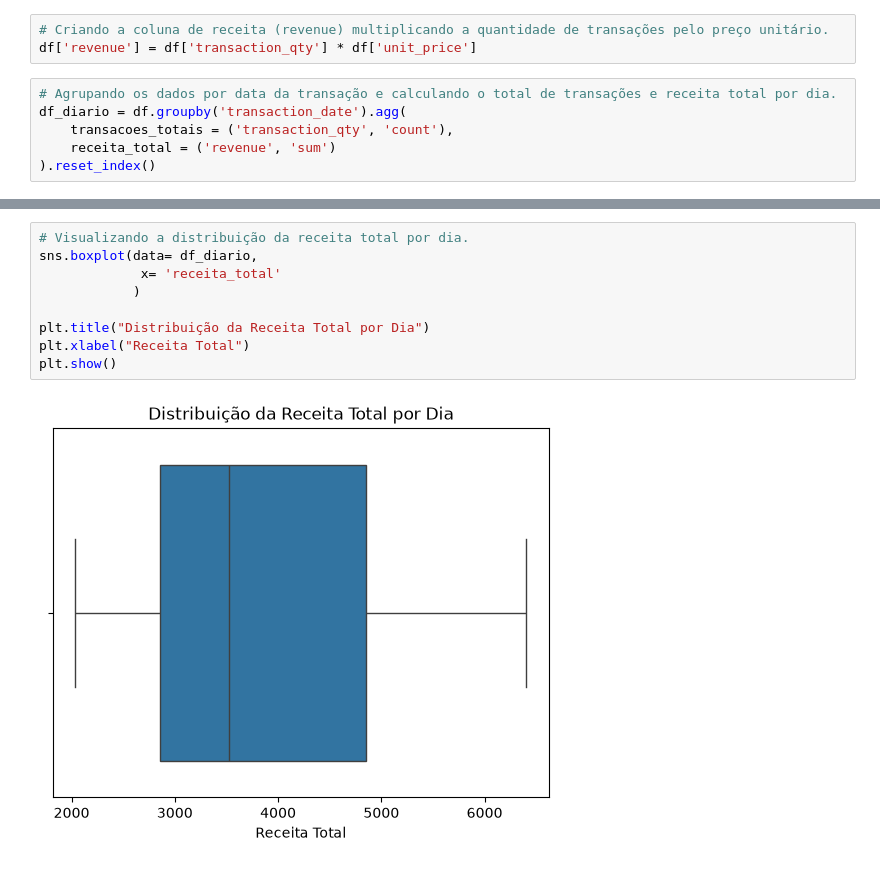
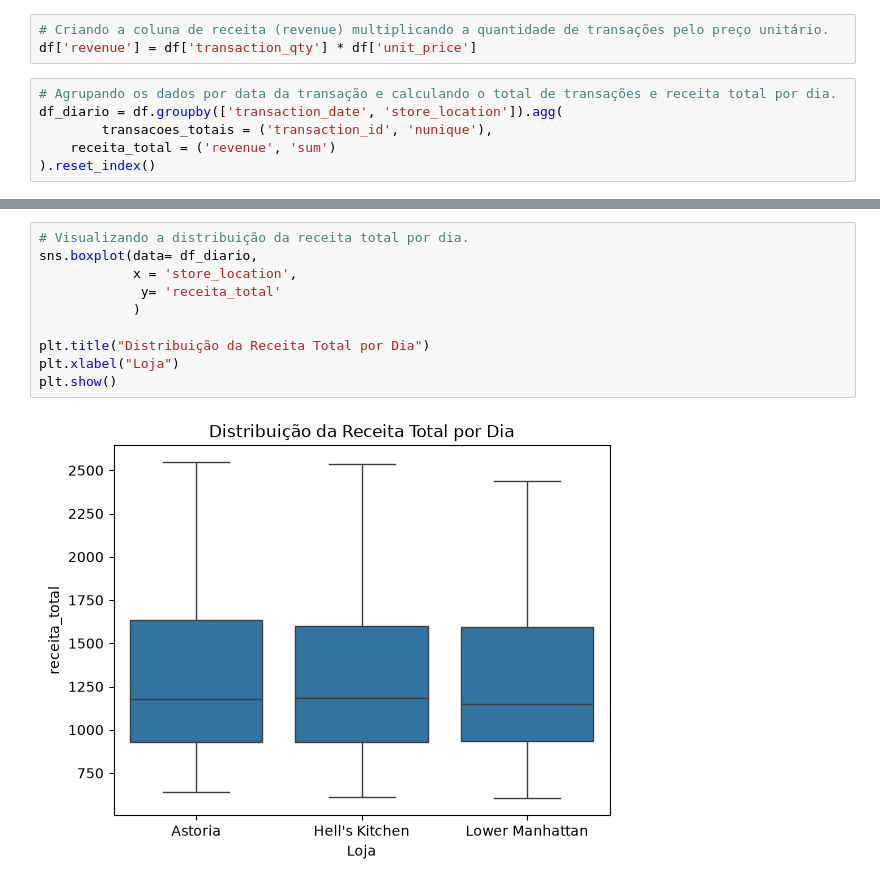
Before and after one commit to Glaucord/predicao_vendas_cafeteria, a Jupyter notebook: predicao_vendas_cafeteria.ipynb, the cells around one changed output, grey strips where cells are left out. Cells and saved outputs as stored; diff of their text form.

```diff
--- a/predicao_vendas_cafeteria.ipynb
+++ b/predicao_vendas_cafeteria.ipynb
@@ -85,8 +85,8 @@ Estatísticas descritivas do dataset:
 df['revenue'] = df['transaction_qty'] * df['unit_price']
 # %%
 # Agrupando os dados por data da transação e calculando o total de transações e receita total por dia.
-df_diario = df.groupby('transaction_date').agg(
-    transacoes_totais = ('transaction_qty', 'count'),
+df_diario = df.groupby(['transaction_date', 'store_location']).agg(
+        transacoes_totais = ('transaction_id', 'nunique'),
     receita_total = ('revenue', 'sum')
 ).reset_index()
 # %%
@@ -132,11 +148,12 @@ plt.show()
 # %%
 # Visualizando a distribuição da receita total por dia.
 sns.boxplot(data= df_diario,
-             x= 'receita_total'
+            x = 'store_location',
+             y= 'receita_total'
             )
 
 plt.title("Distribuição da Receita Total por Dia")
-plt.xlabel("Receita Total")
+plt.xlabel("Loja")
 plt.show()
 # %% [output]
-[figure, old version]
+[figure, new version]
```
Also changed, not shown: parts of 5 cells of this notebook.
